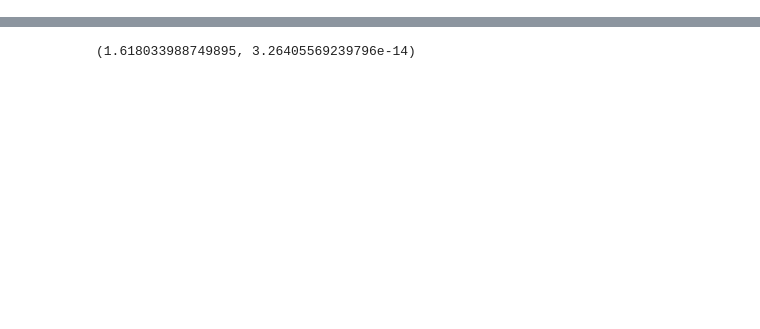
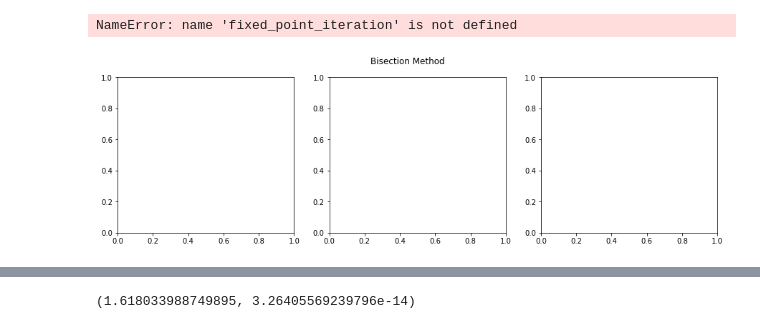
Before and after one commit to AshKhanNY/CS_301, a Jupyter notebook: Final Project/Shameem_Azwad.ipynb, the cells around one changed output, grey strips where cells are left out. Saved outputs shown, nothing was run; the diff lists cells and outputs as text; code cells hidden in the pictures; blank space fills up the shorter version.

```diff
--- a/Final Project/Shameem_Azwad.ipynb
+++ b/Final Project/Shameem_Azwad.ipynb
@@ -402,0 +11,21 @@ plt.show()
+# %%
+# Bisection Method
+def bisection(f, p0, p1, tolerance, max_iter):
+    start = time.time()
+    progress = []
+    p = p0
+    fa = f(p)
+    for i in range(1, max_iter):
+        p = p0 + (p1-p0)/2
+        progress.append(p)
+        fp = f(p)
+        if (fp == 0) | ((p1-p0)/2 < tolerance):
+            end =  time.time()
+            return "Success", p, i, progress, end-start
+        if fa * fp > 0:
+            p0 = p
+            fa = fp
+        else:
+            p1 = p
+    end =  time.time()
+    return "Failure", p, max_iter, progress, end-start
@@ -402,0 +74,11 @@ plt.show()
+# %%
+# Testing Bisection Method With 3nd Degree Polynomials
+fig, ax = plt.subplots(1, 3, figsize=(15,4)) # my screen may be too big
+fig.suptitle("Bisection Method")
+record_results(bisection, lambda x:x**3-x**2-x-1, -5.61, 6.61, None, tol, max_iterations, results, ax[0], equations[3], solutions[3])
+record_results(bisection, lambda x:2*x**3-2*x**2-2*x-1, -5.56, 6.31, None, tol, max_iterations, results, ax[1], equations[4], solutions[4])
+record_results(bisection, lambda x:2*x**3-2*x**2-2*x-1, -5.41, 5.69, None, tol, max_iterations, results, ax[2], equations[5], solutions[5])
+plt.show()
+# %% [output]
+NameError: name 'fixed_point_iteration' is not defined
+[figure, added]
```
Also changed, not shown: parts of 49 cells of this notebook.
